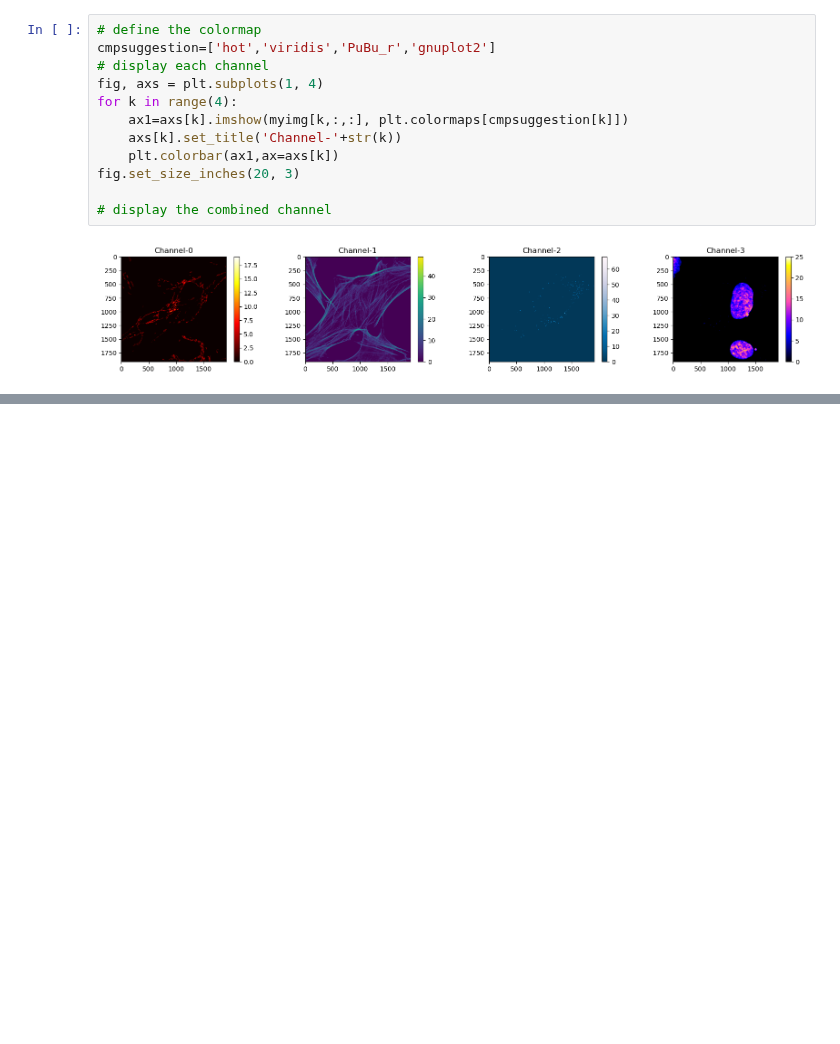
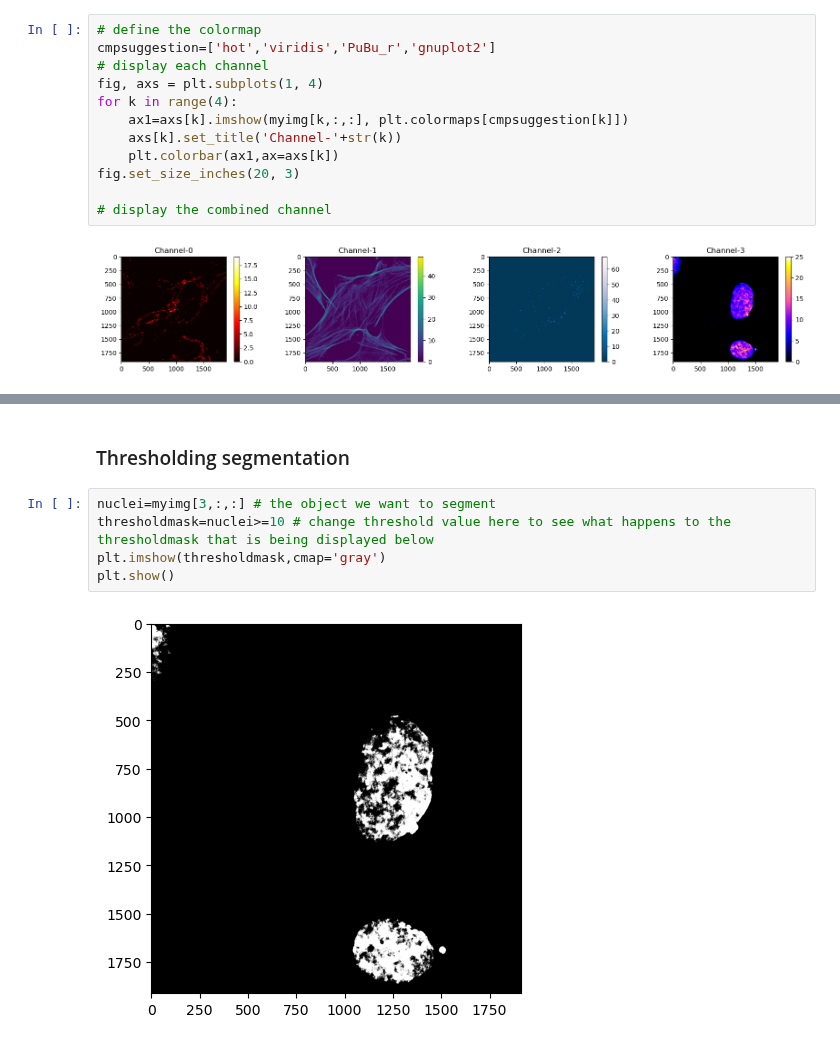
Before and after one commit to u-schulze/Python-course, a Jupyter notebook: mask-statistics.ipynb, the cells around one changed output, grey strips where cells are left out. Saved outputs shown, nothing was run; the diff lists cells and outputs as text; blank space fills up the shorter version.

```diff
--- a/mask-statistics.ipynb
+++ b/mask-statistics.ipynb
@@ -51,0 +52,9 @@ In finding the ROI, the main goal is to find a mask delimited by the nucleus. Th
+# %% [markdown]
+### Thresholding segmentation ###
+# %%
+nuclei=myimg[3,:,:] # the object we want to segment
+thresholdmask=nuclei>=10 # change threshold value here to see what happens to the thresholdmask that is being displayed below
+plt.imshow(thresholdmask,cmap='gray')
+plt.show()
+# %% [output]
+[figure, added]
```
Also changed, not shown: parts of 15 cells of this notebook.
